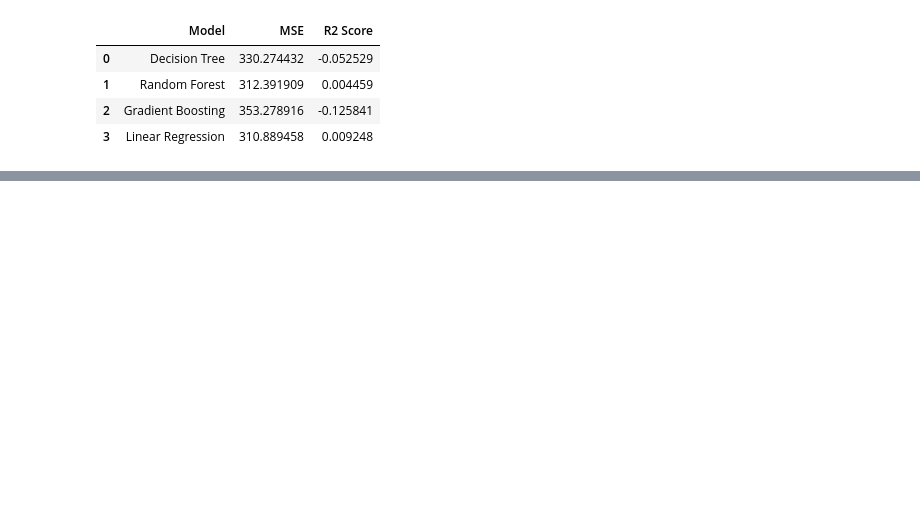
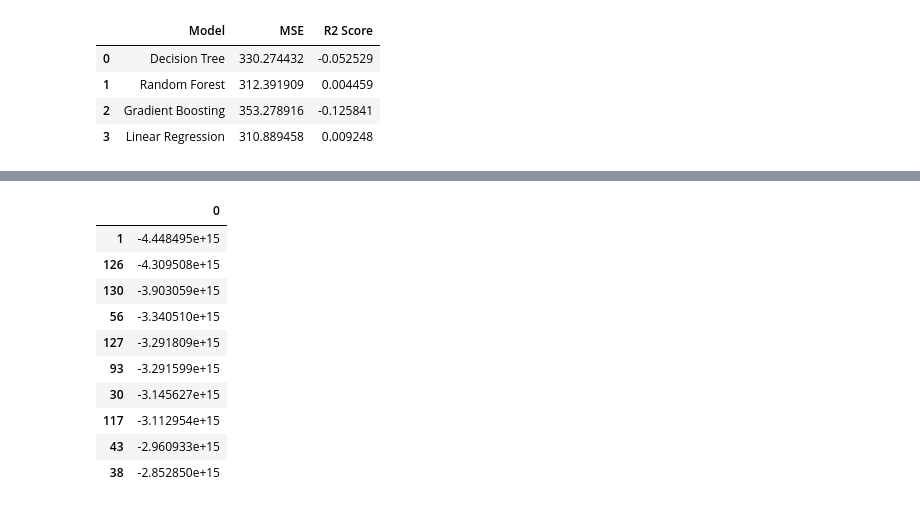
Before and after one commit to Starmam1717/Spotify, a Jupyter notebook: Spotify_notebook.ipynb, the cells around one changed output, grey strips where cells are left out. Drawn from its saved outputs; the diff is of its cells as text; code cells hidden in the pictures; blank space fills up the shorter version.

```diff
--- a/Spotify_notebook.ipynb
+++ b/Spotify_notebook.ipynb
@@ -1171,3 +1266,17 @@ plt.show()
+# %%
+best_10_lin
+# %% [output]
+|  | 0 |
+| 1 | -4.448495e+15 |
+| 126 | -4.309508e+15 |
+| 130 | -3.903059e+15 |
+| 56 | -3.340510e+15 |
+| 127 | -3.291809e+15 |
+| 93 | -3.291599e+15 |
+| 30 | -3.145627e+15 |
+| 117 | -3.112954e+15 |
+| 43 | -2.960933e+15 |
+| 38 | -2.852850e+15 |
 # %%
 
 with pd.ExcelWriter('combined_worksheets_feature_eng.xlsx') as writer:
```
Also changed, not shown: parts of 6 cells of this notebook.
